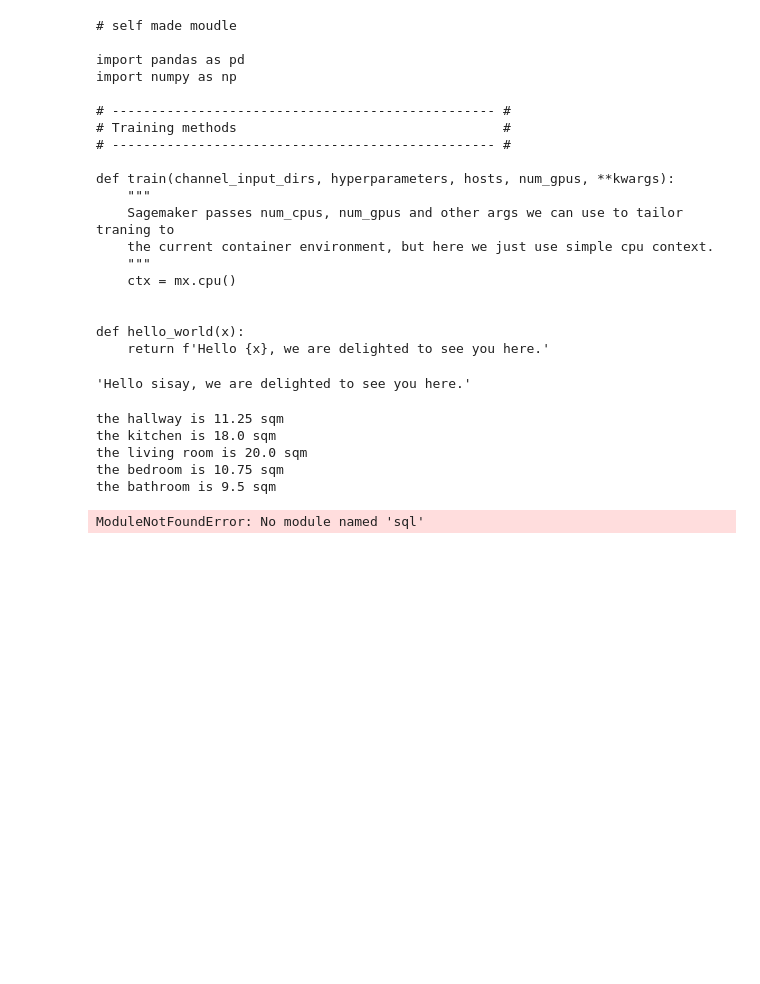
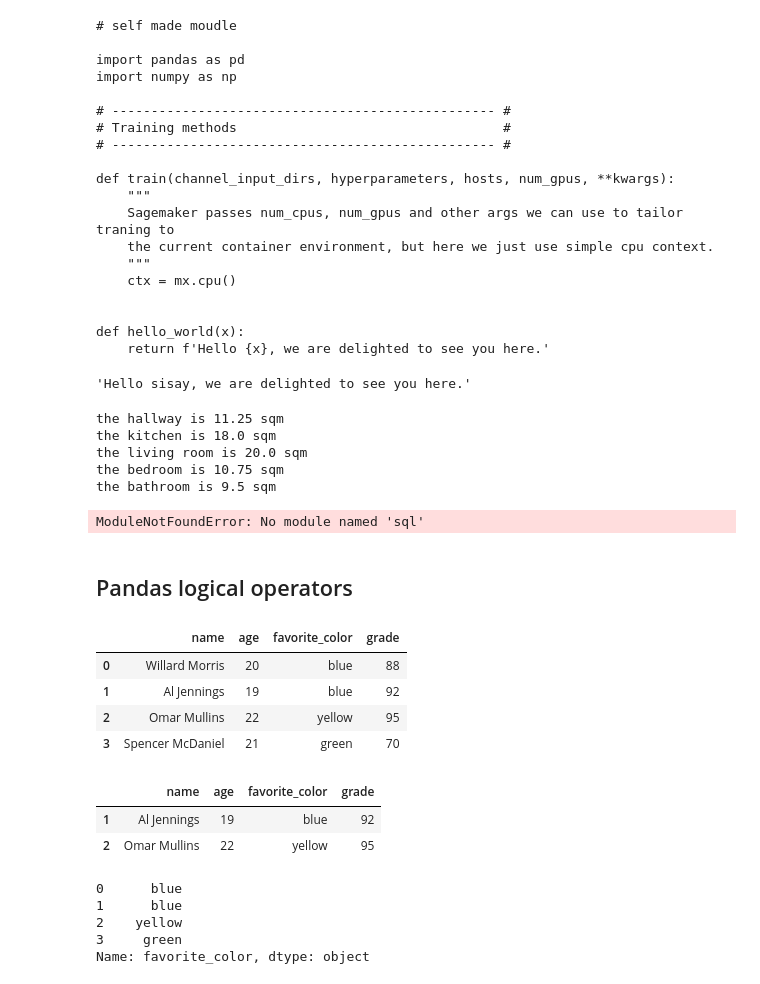
Before and after one commit to Lastew/Personal-Projects, a Jupyter notebook: 01-Basic-Python/01-Basic-Python.ipynb, the cells around one changed output. Saved outputs shown, nothing was run; the diff lists cells and outputs as text; code cells hidden in the pictures; blank space fills up the shorter version.

Commit message:
adding simple panda filtering tirck

```diff
--- a/01-Basic-Python/01-Basic-Python.ipynb
+++ b/01-Basic-Python/01-Basic-Python.ipynb
@@ -468,3 +468,37 @@ the bathroom is 9.5 sqm
 %load_ext sql
 # %% [output]
 ModuleNotFoundError: No module named 'sql'
+# %% [markdown]
+## Pandas logical operators
+# %%
+import pandas as pd
+
+raw_data = {'name': ['Willard Morris', 'Al Jennings', 'Omar Mullins', 'Spencer McDaniel'],
+                'age': [20, 19, 22, 21],
+                'favorite_color': ['blue', 'blue', 'yellow', "green"],
+                'grade': [88, 92, 95, 70]}
+
+df = pd.DataFrame(raw_data)
+df.head()
+# %% [output]
+|  | name | age | favorite_color | grade |
+| 0 | Willard Morris | 20 | blue | 88 |
+| 1 | Al Jennings | 19 | blue | 92 |
+| 2 | Omar Mullins | 22 | yellow | 95 |
+| 3 | Spencer McDaniel | 21 | green | 70 |
+# %%
+import numpy as np
+color = np.logical_and(np.logical_or(df['favorite_color']=='blue', df['favorite_color']=='yellow'), df['grade']>90)
+df[color]
+# %% [output]
+|  | name | age | favorite_color | grade |
+| 1 | Al Jennings | 19 | blue | 92 |
+| 2 | Omar Mullins | 22 | yellow | 95 |
+# %%
+np.lodf['favorite_color']
+# %% [output]
+0      blue
+1      blue
+2    yellow
+3     green
+Name: favorite_color, dtype: object
```
